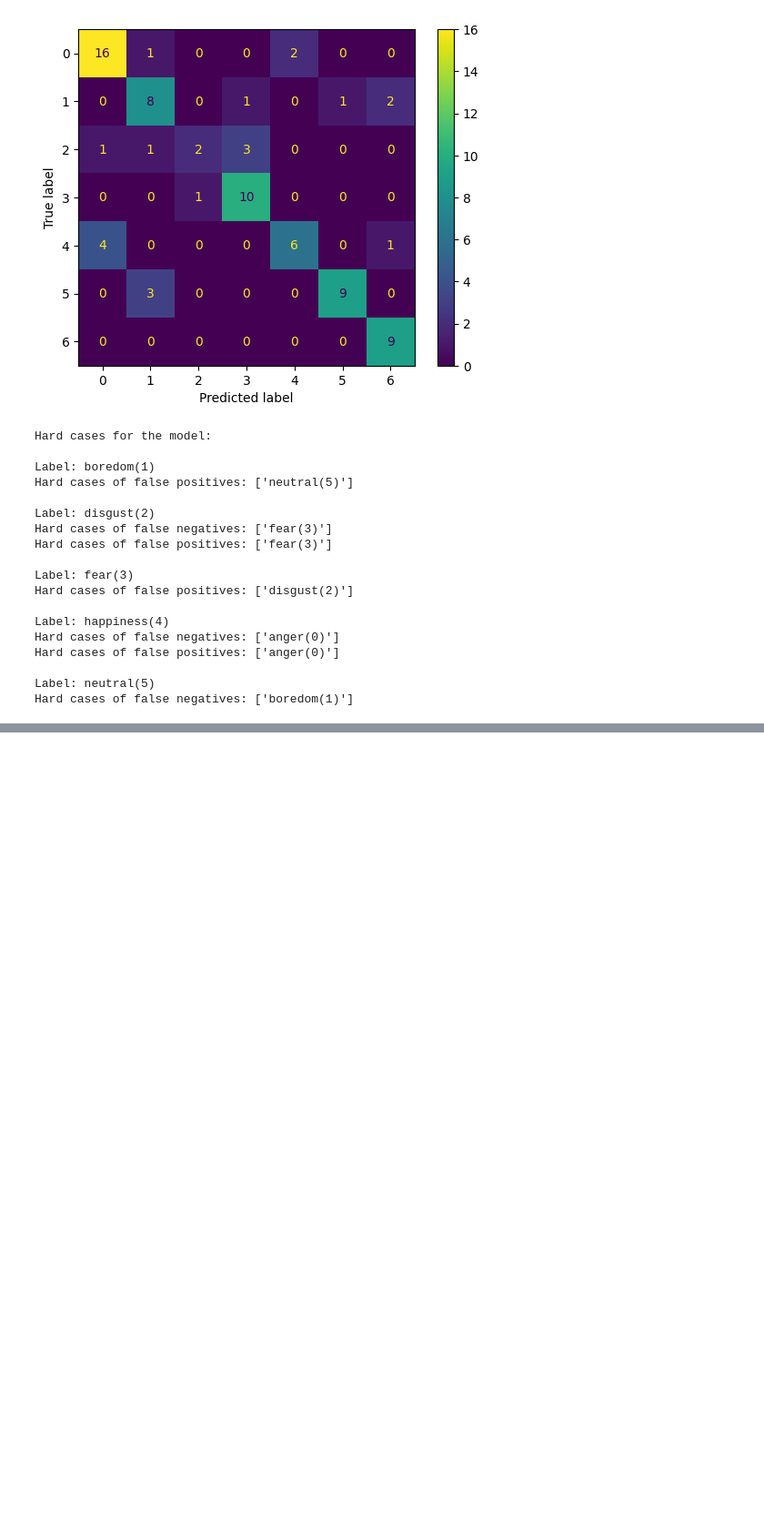
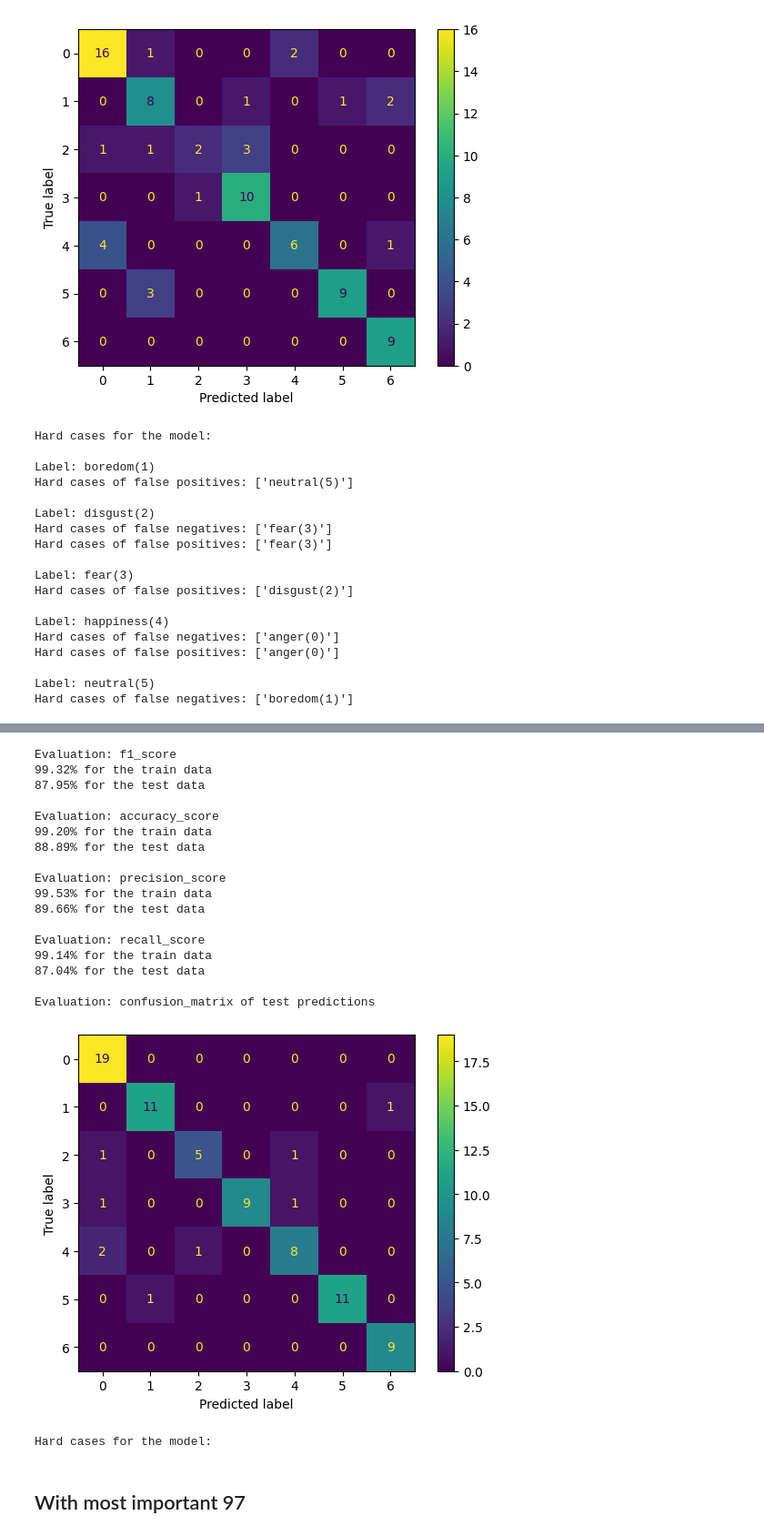
Before and after one commit to kimlindner/automatic_speech_emotion_recognition, a Jupyter notebook: notebooks/BaselineNN.ipynb, the cells around one changed output, grey strips where cells are left out. Shown at 91% size. Drawn from its saved outputs; the diff is of its cells as text; code cells hidden in the pictures; blank space fills up the shorter version.

```diff
--- a/notebooks/BaselineNN.ipynb
+++ b/notebooks/BaselineNN.ipynb
@@ -1135,0 +1276,12 @@ Hard cases of false negatives: ['boredom(1)']
+# %%
+# Define the dimensions
+input_dim = len(X_train.columns)
+hidden_dims = [64, 32, 16, 32, 64]
+output_dim = num_classes
+# %%
+# define model, optimizer, and criterion
+model = MLPWithSkip_hidden5(input_dim, hidden_dims, output_dim)
+optimizer = torch.optim.Adam(model.parameters())
+criterion = nn.CrossEntropyLoss()
+# %%
+model, train_losses, val_losses, val_f1_scores = train_model(model, criterion, optimizer, train_loader, val_loader, device)
@@ -1135,0 +1304,24 @@ Hard cases of false negatives: ['boredom(1)']
+# %%
+model_eval(model, X_train, X_test, y_train, y_test, confusion=True)
+# %% [output]
+Evaluation: f1_score
+99.32% for the train data
+87.95% for the test data
+
+Evaluation: accuracy_score
+99.20% for the train data
+88.89% for the test data
+
+Evaluation: precision_score
+99.53% for the train data
+89.66% for the test data
+
+Evaluation: recall_score
+99.14% for the train data
+87.04% for the test data
+
+Evaluation: confusion_matrix of test predictions
+[figure, added]
+Hard cases for the model:
+# %% [markdown]
+## With most important 97
```
Also changed, not shown: parts of 49 cells of this notebook, 2 other files.
